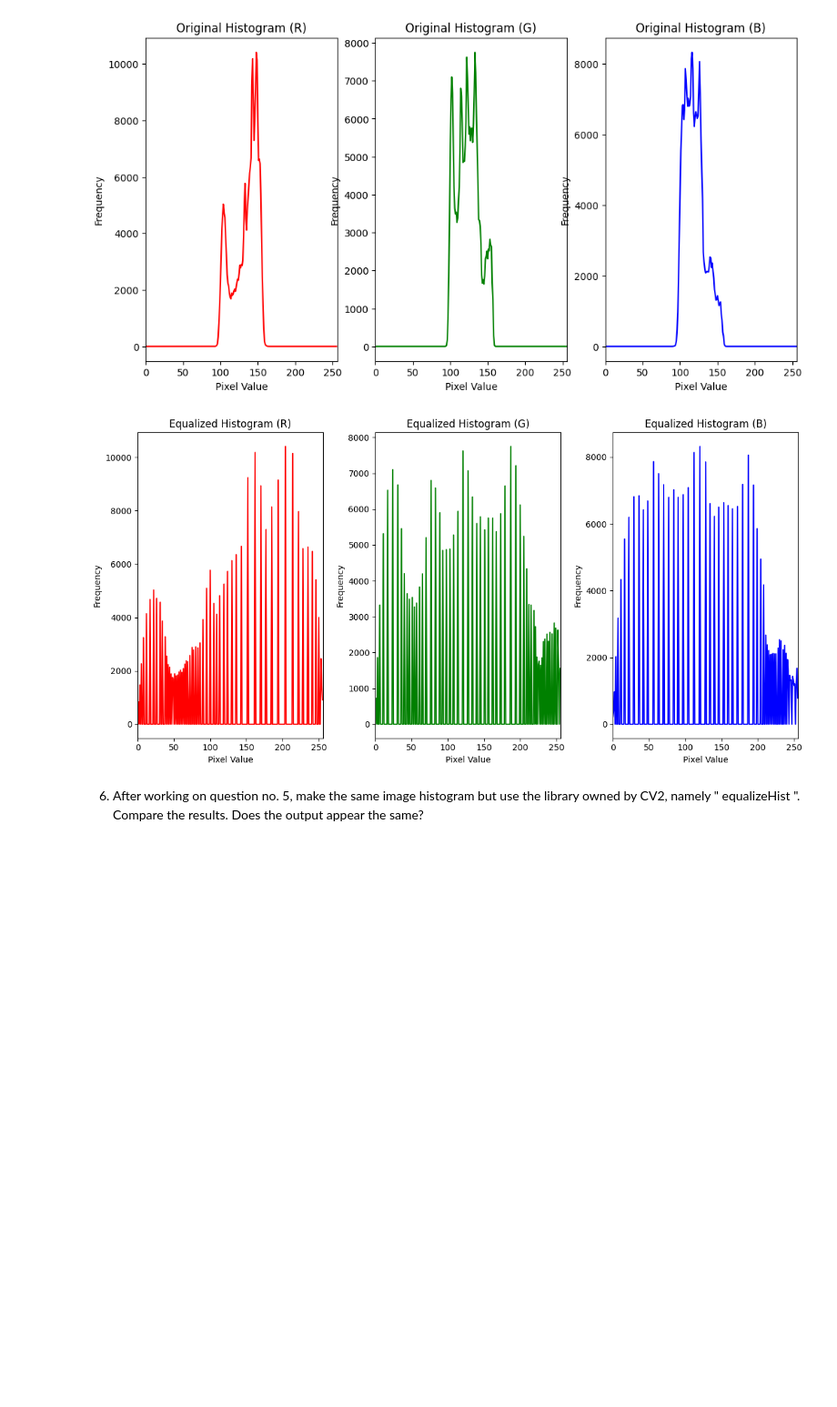
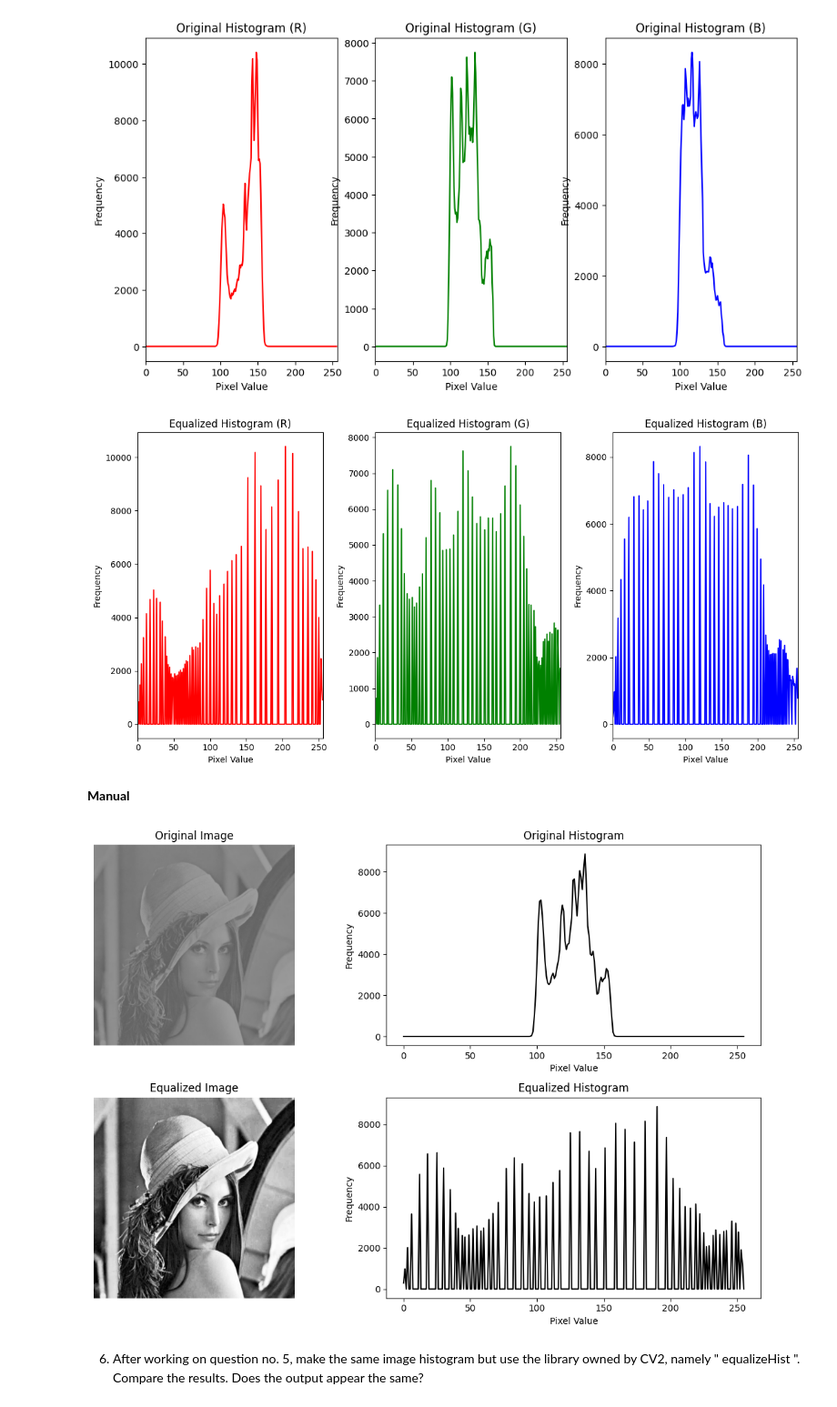
Before and after one commit to putrirahmawati1205/PCVK_Ganjil_2023, a Jupyter notebook: Week_6_PCVk.ipynb, the cells around one changed output. Shown at 91% size. Drawn from its saved outputs; the diff is of its cells as text; code cells hidden in the pictures; blank space fills up the shorter version.

```diff
--- a/Week_6_PCVk.ipynb
+++ b/Week_6_PCVk.ipynb
@@ -208,6 +221,75 @@ plt.show()
 [figure]
 [figure]
 [figure]
+# %% [markdown]
+**Manual**
+# %%
+import cv2
+import numpy as np
+import matplotlib.pyplot as plt
+
+# Load the Lena image
+image = cv2.imread('/content/drive/MyDrive/PCVK/lena_lc.jpg', cv2.IMREAD_GRAYSCALE)
+
+# Step 2: Calculate the histogram of the original image
+hist_original = np.zeros(256, dtype=int)
+for i in range(image.shape[0]):
+    for j in range(image.shape[1]):
+        hist_original[image[i, j]] += 1
+
+# Step 3: Calculate the total number of pixels
+total_pixels = image.shape[0] * image.shape[1]
+
+# Step 4: Calculate the cumulative distribution function (CDF)
+cdf = np.zeros(256, dtype=int)
+cdf[0] = hist_original[0]
+for i in range(1, 256):
+    cdf[i] = cdf[i - 1] + hist_original[i]
+
+# Step 5: Normalize the CDF to span the full range of pixel values
+cdf_normalized = (cdf / total_pixels) * 255
+
+# Step 6: Calculate the new pixel values manually
+equalized_image = np.zeros_like(image)
+for i in range(image.shape[0]):
+    for j in range(image.shape[1]):
+        equalized_image[i, j] = cdf_normalized[image[i, j]]
+
+# Step 8: Display the original image, histogram, equalized image, and equalized histogram
+plt.figure(figsize=(12, 8))
+
+plt.subplot(2, 2, 1)
+plt.title("Original Image")
+plt.imshow(cv2.cvtColor(image, cv2.COLOR_BGR2RGB))
+plt.axis('off')
+
+plt.subplot(2, 2, 2)
+plt.title("Original Histogram")
+plt.xlabel("Pixel Value")
+plt.ylabel("Frequency")
+plt.plot(hist_original, color='black')
+
+plt.subplot(2, 2, 3)
+plt.title("Equalized Image")
+plt.imshow(cv2.cvtColor(equalized_image, cv2.COLOR_BGR2RGB))
+plt.axis('off')
+
+# Calculate the histogram of the equalized image manually
+hist_equalized = np.zeros(256, dtype=int)
+for i in range(equalized_image.shape[0]):
+    for j in range(equalized_image.shape[1]):
+        hist_equalized[equalized_image[i, j]] += 1
+
+plt.subplot(2, 2, 4)
+plt.title("Equalized Histogram")
+plt.xlabel("Pixel Value")
+plt.ylabel("Frequency")
+plt.plot(hist_equalized, color='black')
+
+plt.tight_layout()
+plt.show()
+# %% [output]
+[figure, added]
 # %% [markdown]
 6. After working on question no. 5, make the same image histogram but use the library
 owned by CV2, namely " equalizeHist ". Compare the results. Does the output
```
Also changed, not shown: parts of 6 cells of this notebook.
